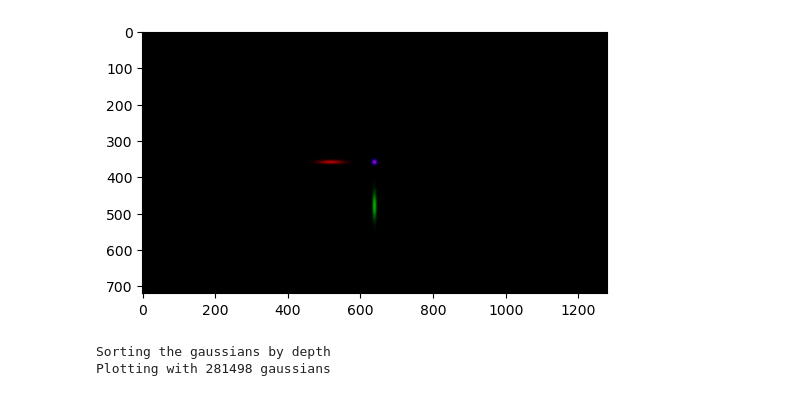
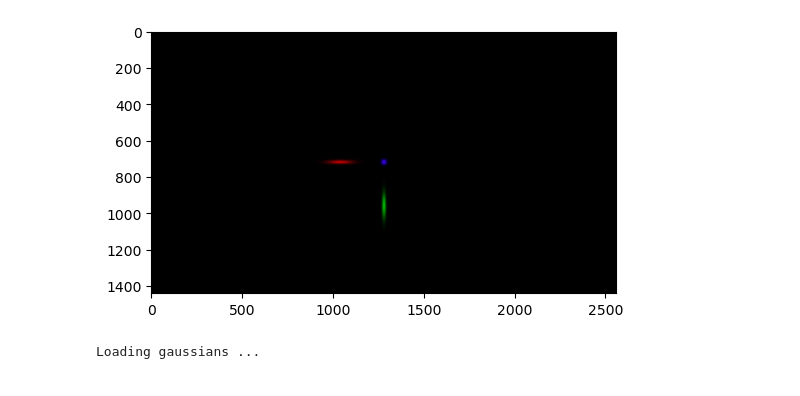
Before and after one commit to thomasantony/splat, a Jupyter notebook: notes/00_Gaussian_Projection.ipynb, the cells around one changed output. Drawn from its saved outputs; the diff is of its cells as text; code cells hidden in the pictures.

```diff
--- a/notes/00_Gaussian_Projection.ipynb
+++ b/notes/00_Gaussian_Projection.ipynb
@@ -257,21 +239,15 @@ plt.show()
 # %%
-import importlib
-import util
-
-importlib.reload(util)
-
-camera = util.Camera(g_height, g_width)
-# print(gaussian_objects[1].cov3D, gaussian_objects[1].pos)
-conics_and_bbs = [gau.get_conic_and_bb(camera) for gau in gaussian_objects]
-
-
 def plot_opacity(gaussian: Gaussian, camera: Camera, w: int, h: int, bitmap: np.ndarray, alphas: np.ndarray):
     # Compute the opacity of a gaussian given the camera
-    conic, depth, coordxy, gl_position = gaussian.get_conic_and_bb(camera)
+    conic, bboxsize_cam, bbox_ndc = gaussian.get_conic_and_bb(camera)
 
     A, B, C = conic
 
-    bbox_screen = camera.ndc_to_pixel(gl_position)
+    screen_height, screen_width = bitmap.shape[:2]
+    bbox_screen = camera.ndc_to_pixel(bbox_ndc, screen_width, screen_height)
+
+    if np.any(np.isnan(bbox_screen)):
+        return
 
     ul = bbox_screen[0,:2]
     ur = bbox_screen[1,:2]
@@ -283,10 +259,11 @@ def plot_opacity(gaussian: Gaussian, camera: Camera, w: int, h: int, bitmap: np.
 
     x1 = int(np.floor(ul[0]))
     x2 = int(np.ceil(ur[0]))
-    nx = abs(x2 - x1)
-    ny = abs(y1 - y2)
+    nx = x2 - x1
+    ny = y2 - y1
 
     # Extract out inputs for the gaussian
+    coordxy = bboxsize_cam
     x_cam_1 = coordxy[0][0]   # ul
     x_cam_2 = coordxy[1][0]   # ur
     y_cam_1 = coordxy[1][1]   # ur (y)
@@ -297,46 +274,53 @@ def plot_opacity(gaussian: Gaussian, camera: Camera, w: int, h: int, bitmap: np.
     color = gaussian.get_color(camera_dir)
 
     for x, x_cam in zip(range(x1, x2), np.linspace(x_cam_1, x_cam_2, nx)):
+        if x < 0 or x >= w:
+            continue
         for y, y_cam in zip(range(y1, y2), np.linspace(y_cam_1, y_cam_2, ny)):
-            if x < 0 or x >= w or y < 0 or y >= h:
+            if y < 0 or y >= h:
                 continue
 
             # Gaussian is typically calculated as f(x, y) = A * exp(-(a*x^2 + 2*b*x*y + c*y^2))
             power = -(A*x_cam**2 + C*y_cam**2)/2.0 - B * x_cam * y_cam
             if power > 0.0:
                 continue
 
             opacity = gaussian.opacity * np.exp(power)
             opacity = min(0.99, opacity)
             if opacity < 1.0 / 255.0:
                 continue
 
             # Set the pixel color to the given color and opacity
             # Do alpha blending using "over" method
             alpha = opacity*0.75
             old_alpha = alphas[y, x]
             new_alpha = alpha + old_alpha * (1.0 - alpha)
-
             alphas[y, x] = new_alpha
             bitmap[y, x, :] = (color[0:3]) * alpha + bitmap[y, x, :] * (1.0 - alpha)
 
+# Iterate over the gaussians and create Gaussian objects
+gaussian_objects = []
+for (pos, scale, rot, opacity, sh) in zip(gaussians.xyz, gaussians.scale, gaussians.rot, gaussians.opacity, gaussians.sh):
+    gau = Gaussian(pos, scale, rot, opacity, sh)
+    gaussian_objects.append(gau)
 
-# Get gaussian indices sorted by depth (pos_screen[2])
-indices = np.argsort([depth for conic, depth, _, _ in conics_and_bbs])
+camera = util.Camera(g_height, g_width)
+# Get gaussian indices sorted by depth
+indices = np.argsort([g.get_depth(camera) for g in gaussian_objects])
 
 # Initialize a bitmap with alpha channel of size w x h
-(h, w) = (720, 1280)
+(h, w) = (1440, 2560)
 bitmap = np.zeros((h, w, 3), np.float32)
-alphas = np.zeros((h, w))
+alphas = np.zeros((h, w), np.float32)
 
 plt.figure(figsize=(6,6))
-for idx in indices[0:4]:
+for idx in indices:
     plot_opacity(gaussian_objects[idx], camera, w, h, bitmap, alphas)
 
 # Plot the bitmap
-plt.imshow(bitmap, alpha=alphas, interpolation='bilinear', vmin=0, vmax=1.0)
+plt.imshow(bitmap, vmin=0, vmax=1.0)
 
 plt.show()
 # %% [output]
-[figure, old version]
+[figure, new version]
 # %%
@@ -364,13 +344,5 @@ print('Loading gaussians ...')
 gaussian_objects = []
 for (pos, scale, rot, opacity, sh) in tqdm(zip(model.xyz, model.scale, model.rot, model.opacity, model.sh)):
     gaussian_objects.append(Gaussian(pos, scale, rot, opacity, sh))
-
-bitmap, alphas = plot_model(gaussian_objects)
-
-plt.figure(figsize=(6,6))
-# Plot the bitmap
-plt.imshow(bitmap, alpha=alphas, interpolation='bilinear', vmin=0, vmax=1.0)
-plt.show()
 # %% [output]
-Sorting the gaussians by depth
-Plotting with 281498 gaussians
+Loading gaussians ...
```
Also changed, not shown: parts of 5 cells of this notebook, 1 other file.
